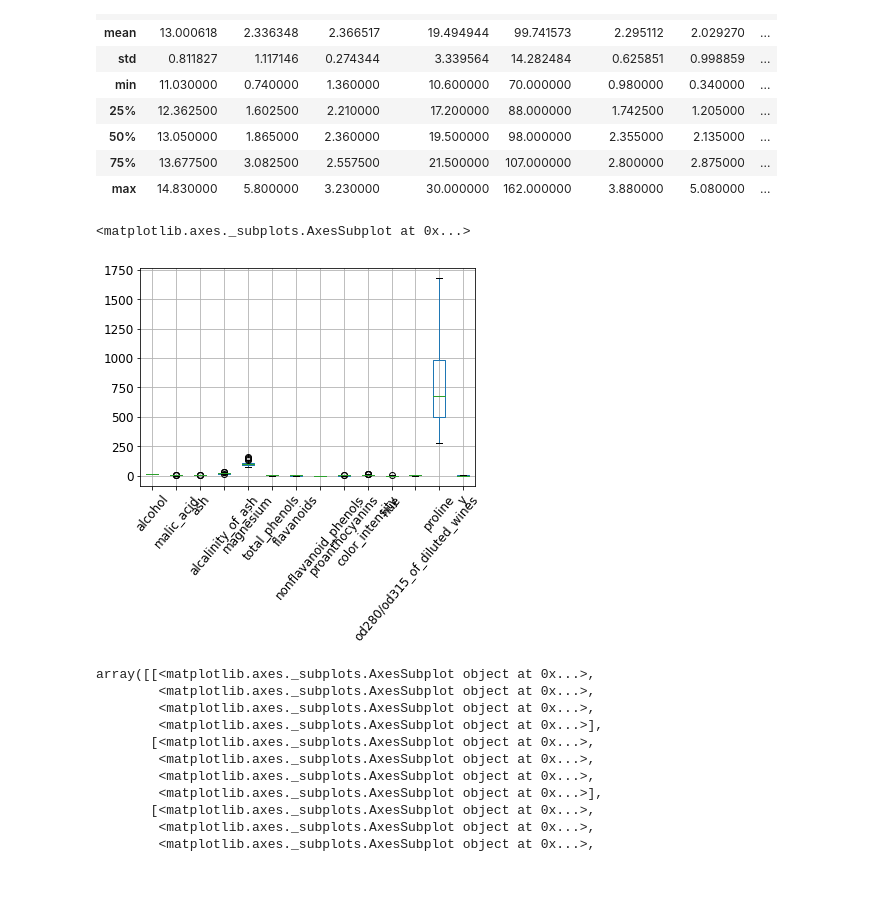
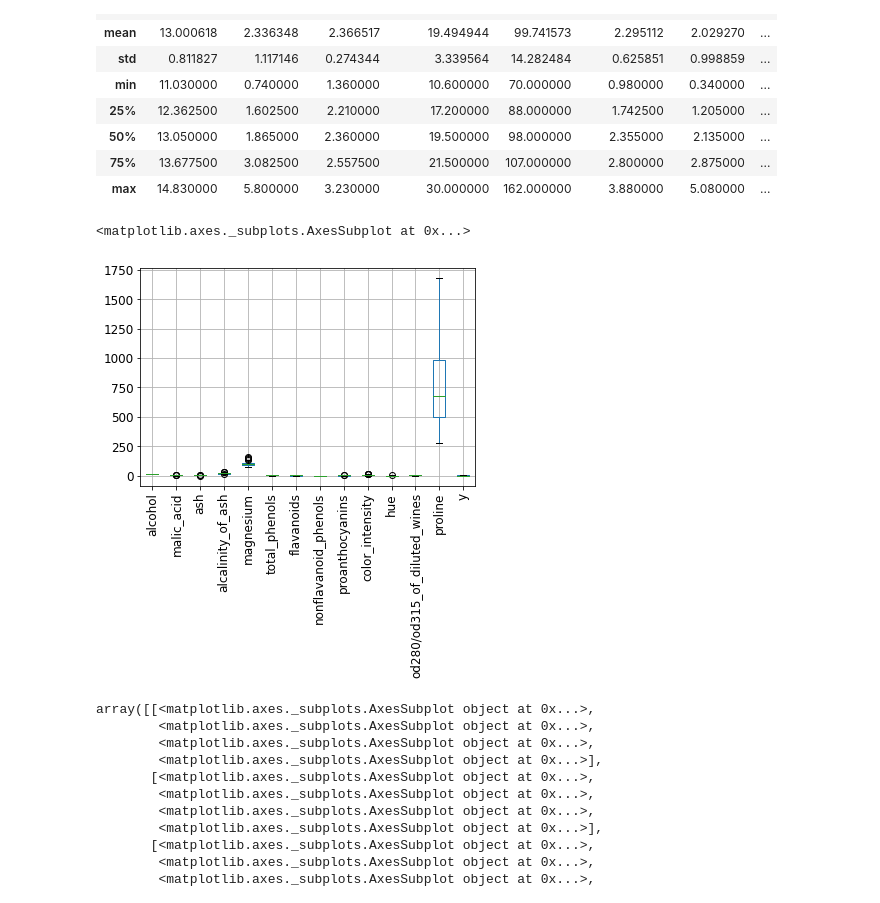
Before and after one commit to cyberanalyst268/Data-Science-and-Decision-Making, a Jupyter notebook: exploration/lab_exploration.ipynb, the cells around one changed output. Cells and saved outputs as stored; diff of their text form; code cells hidden in the pictures.

```diff
--- a/exploration/lab_exploration.ipynb
+++ b/exploration/lab_exploration.ipynb
@@ -68,12 +68,12 @@ df.iloc[:, :-1].describe()
 # %%
 # Plot a boxplot of each feature (NOT THE LABEL!!) (all in one plot -- you can do this with a single line of code).
 # Quiz Q2: Is there any feature that is in a clearly different scale than the others?
 
 # YOUR CODE HERE
-df.boxplot(grid=True, rot=50, fontsize=12)
+df.boxplot(grid=True, rot=90, fontsize=12)
 # %% [output]
 <matplotlib.axes._subplots.AxesSubplot at 0x...>
-[figure, old version]
+[figure, new version]
 # %%
 # Let's look at the distributions of values of our features. Draw a histogram for each of the features
 
```
Also changed, not shown: parts of 1 cell of this notebook.
